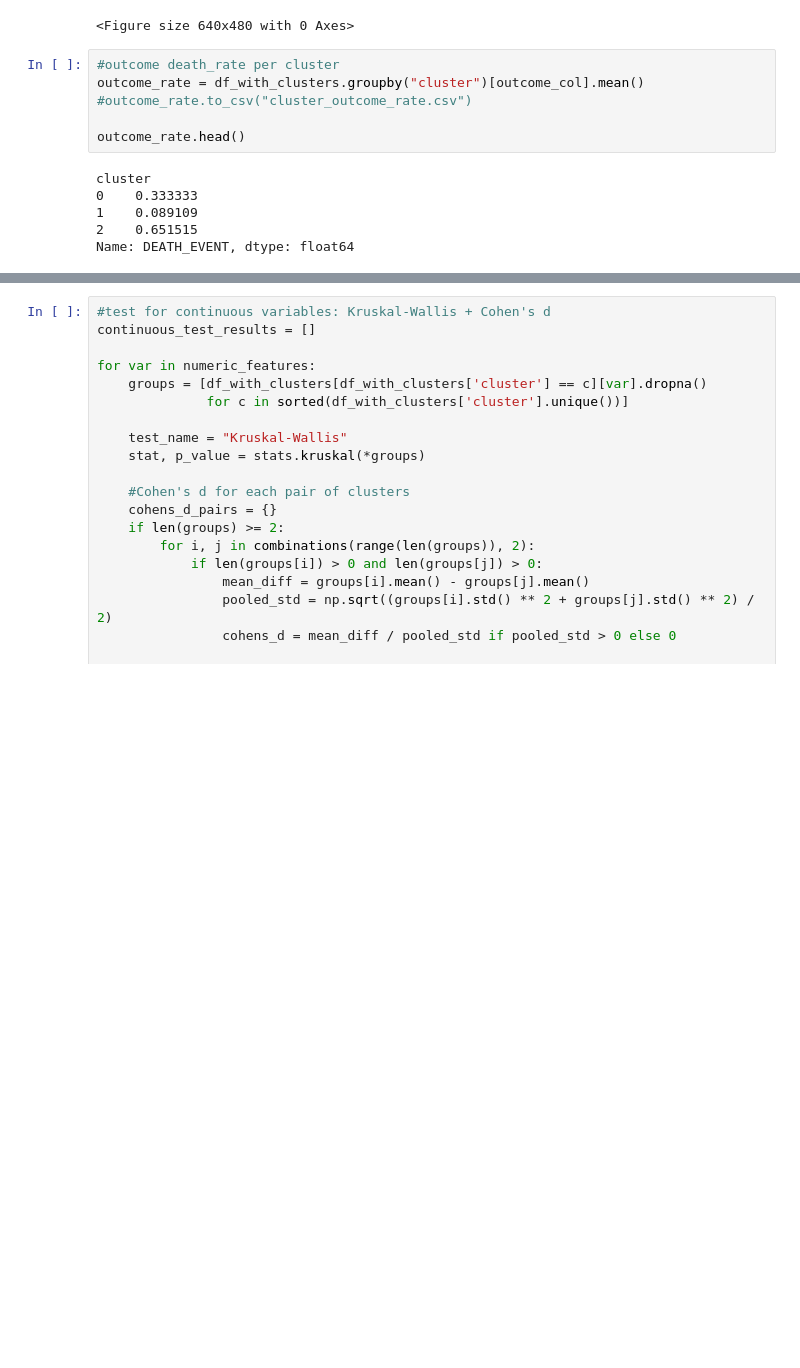
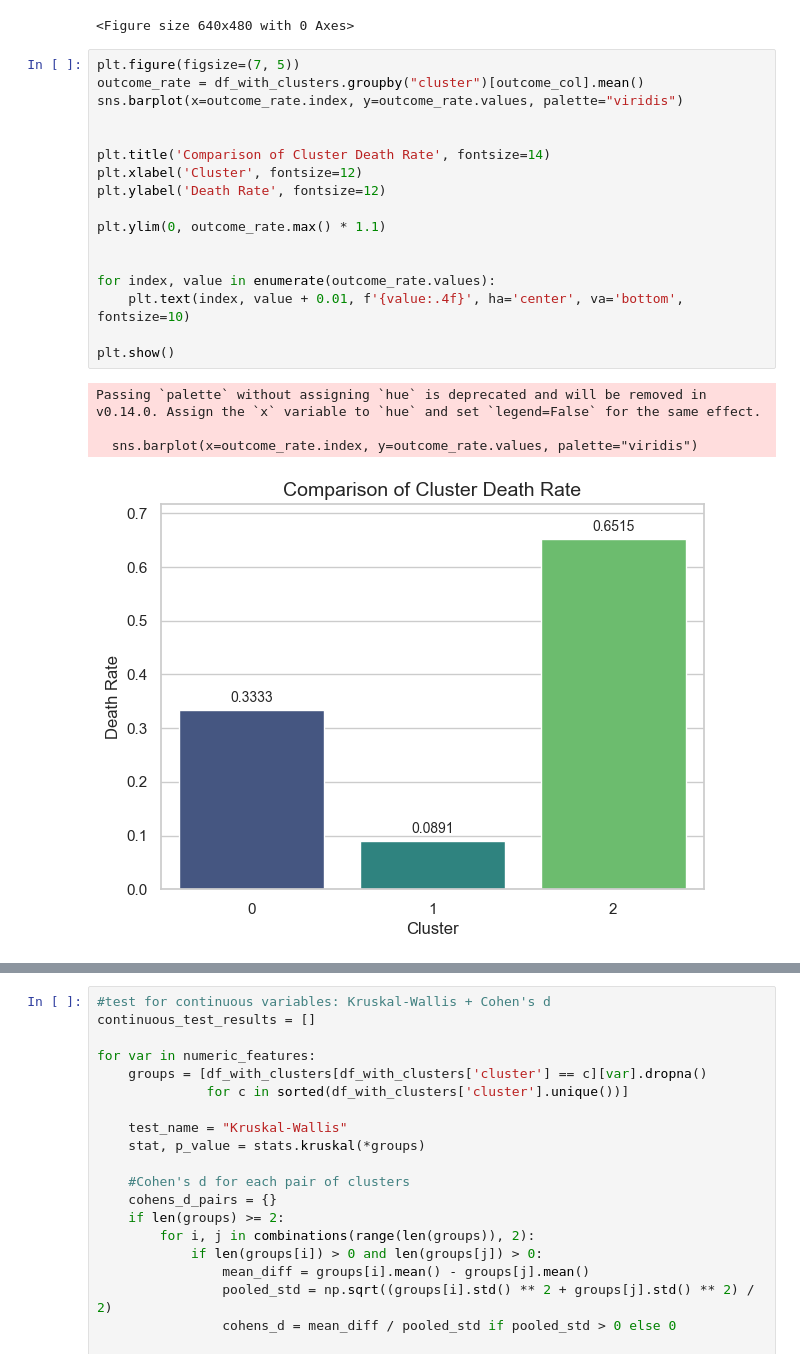
Before and after one commit to Abudo-S/HeartDiseaseClustering, a Jupyter notebook: ClusterAssignment.ipynb, the cells around one changed output, grey strips where cells are left out. Saved outputs shown, nothing was run; the diff lists cells and outputs as text; blank space fills up the shorter version.

```diff
--- a/ClusterAssignment.ipynb
+++ b/ClusterAssignment.ipynb
@@ -481,16 +506,26 @@ for var in numeric_features:
 <Figure size 640x480 with 0 Axes>
 [figure]
 <Figure size 640x480 with 0 Axes>
-# %%
-#outcome death_rate per cluster
-outcome_rate = df_with_clusters.groupby("cluster")[outcome_col].mean()
-#outcome_rate.to_csv("cluster_outcome_rate.csv")
-
-outcome_rate.head()
-# %% [output]
-cluster
-0    0.333333
-1    0.089109
-2    0.651515
-Name: DEATH_EVENT, dtype: float64
+# %%
+plt.figure(figsize=(7, 5))
+outcome_rate = df_with_clusters.groupby("cluster")[outcome_col].mean()
+sns.barplot(x=outcome_rate.index, y=outcome_rate.values, palette="viridis")
+
+
+plt.title('Comparison of Cluster Death Rate', fontsize=14)
+plt.xlabel('Cluster', fontsize=12)
+plt.ylabel('Death Rate', fontsize=12)
+
+plt.ylim(0, outcome_rate.max() * 1.1)
+
+
+for index, value in enumerate(outcome_rate.values):
+    plt.text(index, value + 0.01, f'{value:.4f}', ha='center', va='bottom', fontsize=10)
+
+plt.show()
+# %% [output]
+Passing `palette` without assigning `hue` is deprecated and will be removed in v0.14.0. Assign the `x` variable to `hue` and set `legend=False` for the same effect.
+
+  sns.barplot(x=outcome_rate.index, y=outcome_rate.values, palette="viridis")
+[figure, added]
 # %% [markdown]
```
Also changed, not shown: parts of 17 cells of this notebook.
